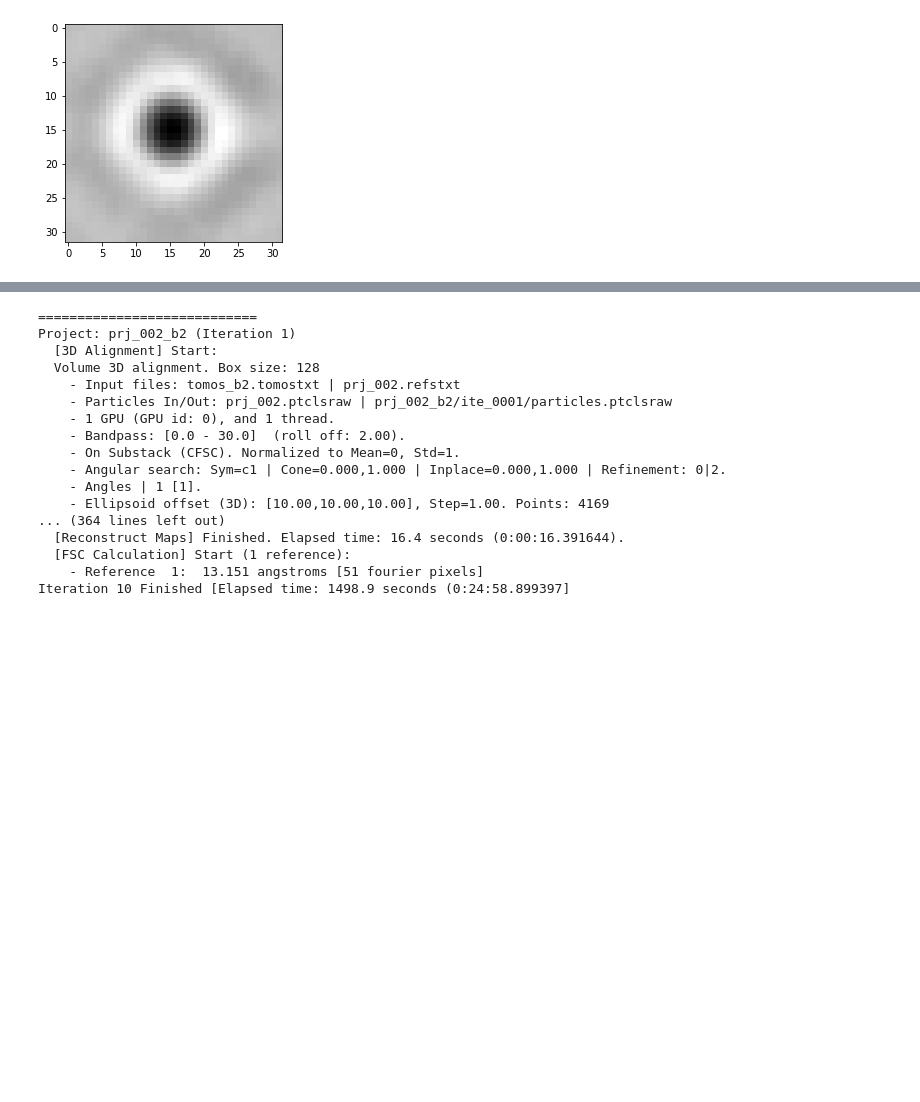
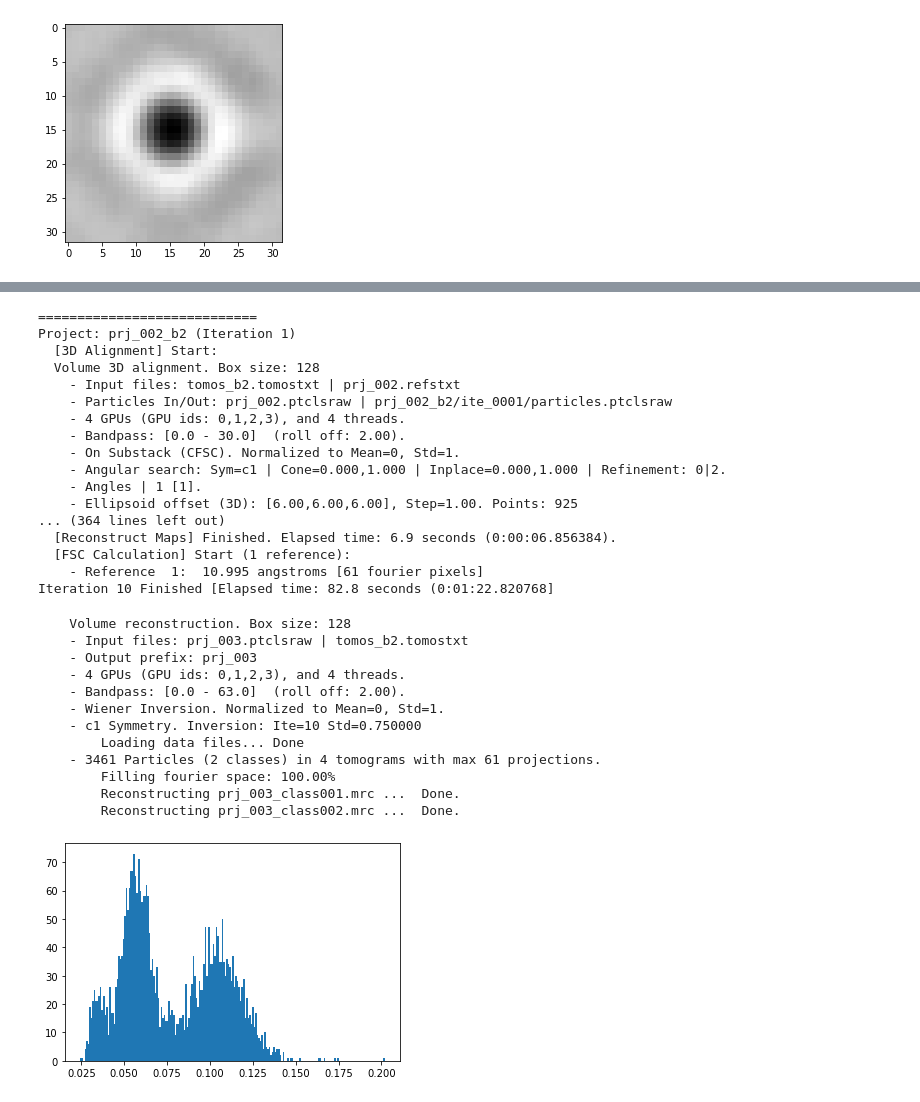
Before and after one commit to rkms86/SUSAN, a Jupyter notebook: +SUSAN/tutorial_01/workflow.ipynb, the cells around one changed output, grey strips where cells are left out. Drawn from its saved outputs; the diff is of its cells as text; code cells hidden in the pictures; blank space fills up the shorter version.

```diff
--- a/+SUSAN/tutorial_01/workflow.ipynb
+++ b/+SUSAN/tutorial_01/workflow.ipynb
@@ -263,19 +264,20 @@ mngr = susan.project.Manager('prj_002_b2',128)
 
 mngr.initial_reference = 'prj_002.refstxt'
 mngr.initial_particles = 'prj_002.ptclsraw'
-mngr.tomogram_file      = 'tomos_b2.tomostxt'
-mngr.list_gpus_ids     = [0]
+mngr.tomogram_file     = 'tomos_b2.tomostxt'
+mngr.list_gpus_ids     = [0,1,2,3]
 mngr.aligner.ctf_correction  = 'cfsc'
 mngr.aligner.allow_drift     = True
 mngr.averager.ctf_correction = 'wiener'
 mngr.cc_threshold   = 0.9
-mngr.iteration_type = 3
+mngr.iteration_type = 3 # 3D Alignment
 # %%
 mngr.aligner.bandpass.highpass = 0
 
 mngr.aligner.refine.factor = 2
-mngr.aligner.set_offset_search(10,1)
+mngr.aligner.set_offset_search(6,1)
 
+# close-loop iterations
 lp = 30
 for i in range(1,11):
     ang_stp = np.rad2deg(np.arctan2(1,lp))
@@ -286,10 +288,13 @@ for i in range(1,11):
     else:
         mngr.aligner.set_angular_search(4*ang_stp,ang_stp,4*ang_stp,ang_stp)
         mngr.aligner.refine.levels = 1
+    # mngr.execute_iteration returns the estimated resolution, in fourier pixels,
+    # using mngr.fsc_threshold as threshold (default: 0.143)
     bp = mngr.execute_iteration(i)
     if i == 1:
         lp = bp
     else:
+        # Enforce a gradual increase in the lowpass
         lp = min(lp+2,bp)
 # %% [output]
 ============================
@@ -298,35 +303,53 @@ Project: prj_002_b2 (Iteration 1)
   Volume 3D alignment. Box size: 128
     - Input files: tomos_b2.tomostxt | prj_002.refstxt
     - Particles In/Out: prj_002.ptclsraw | prj_002_b2/ite_0001/particles.ptclsraw
-    - 1 GPU (GPU id: 0), and 1 thread.
+    - 4 GPUs (GPU ids: 0,1,2,3), and 4 threads.
     - Bandpass: [0.0 - 30.0]  (roll off: 2.00).
     - On Substack (CFSC). Normalized to Mean=0, Std=1.
     - Angular search: Sym=c1 | Cone=0.000,1.000 | Inplace=0.000,1.000 | Refinement: 0|2.
     - Angles | 1 [1].
-    - Ellipsoid offset (3D): [10.00,10.00,10.00], Step=1.00. Points: 4169
+    - Ellipsoid offset (3D): [6.00,6.00,6.00], Step=1.00. Points: 925
 ... (364 lines left out)
-  [Reconstruct Maps] Finished. Elapsed time: 16.4 seconds (0:00:16.391644).
+  [Reconstruct Maps] Finished. Elapsed time: 6.9 seconds (0:00:06.856384).
   [FSC Calculation] Start (1 reference):
-    - Reference  1:  13.151 angstroms [51 fourier pixels]
-Iteration 10 Finished [Elapsed time: 1498.9 seconds (0:24:58.899397]
+    - Reference  1:  10.995 angstroms [61 fourier pixels]
+Iteration 10 Finished [Elapsed time: 82.8 seconds (0:01:22.820768]
 # %%
-ptcls = mngr.get_ptcls(10)
-susan.data.Particles.MRA.duplicate(ptcls,0)
-ptcls.ref_cix[:] = np.random.binomial(1,0.5,size=ptcls.ref_cix.shape)
-ptcls.save('prj_003.ptclsraw')
+p1 = mngr.get_ptcls(10)
+_ = plt.hist(p1.ali_cc[0],200)
+susan.data.Particles.MRA.duplicate(p1,0)
+p1.ref_cix[:] = p1.ali_cc[0]<0.05
+p1.save('prj_003.ptclsraw')
 
 avgr = susan.modules.Averager()
-avgr.list_gpus_ids  = [0]
+avgr.list_gpus_ids  = [0,1,2,3]
 avgr.ctf_correction = 'wiener'
 avgr.rec_halfsets   = False
 avgr.reconstruct('prj_003','tomos_b2.tomostxt','prj_003.ptclsraw',128)
 
+a = gauss(np.float32(susan.utils.create_sphere(39,128)),2)
+susan.io.mrc.write(a,'mask_b2_02.mrc')
+
 refs = susan.data.Reference(n_refs=2)
 refs.ref[0] = 'prj_003_class001.mrc'
-refs.msk[0] = 'mask_b2_01.mrc'
-refs.ref[1] = 'prj_003_class001.mrc'
-refs.msk[1] = 'mask_b2_01.mrc'
+refs.msk[0] = 'mask_b2_02.mrc'
+refs.ref[1] = 'prj_003_class002.mrc'
+refs.msk[1] = 'mask_b2_02.mrc'
 refs.save('prj_003.refstxt')
+# %% [output]
+    Volume reconstruction. Box size: 128
+    - Input files: prj_003.ptclsraw | tomos_b2.tomostxt
+    - Output prefix: prj_003
+    - 4 GPUs (GPU ids: 0,1,2,3), and 4 threads.
+    - Bandpass: [0.0 - 63.0]  (roll off: 2.00).
+    - Wiener Inversion. Normalized to Mean=0, Std=1.
+    - c1 Symmetry. Inversion: Ite=10 Std=0.750000
+        Loading data files... Done
+    - 3461 Particles (2 classes) in 4 tomograms with max 61 projections.
+        Filling fourier space: 100.00%
+        Reconstructing prj_003_class001.mrc ...  Done.
+        Reconstructing prj_003_class002.mrc ...  Done.
+[figure, added]
 # %%
 mngr = susan.project.Manager('prj_003_b2',128)
 
```
Also changed, not shown: parts of 22 cells of this notebook, 2 other files.
